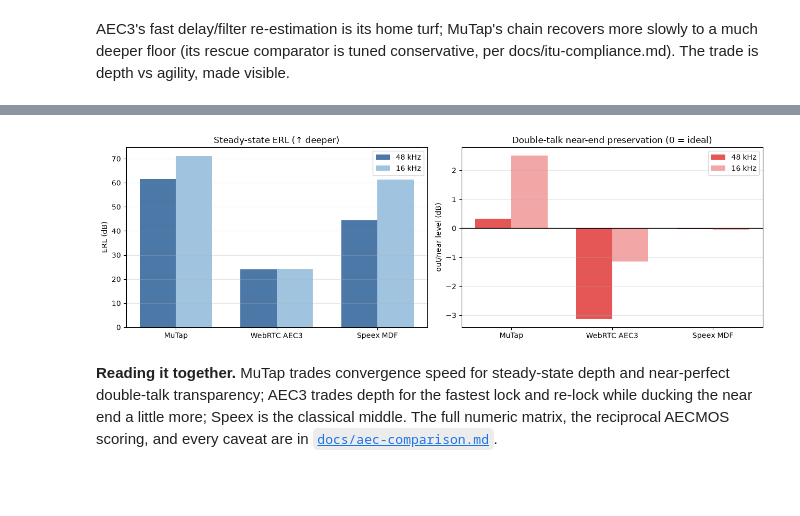
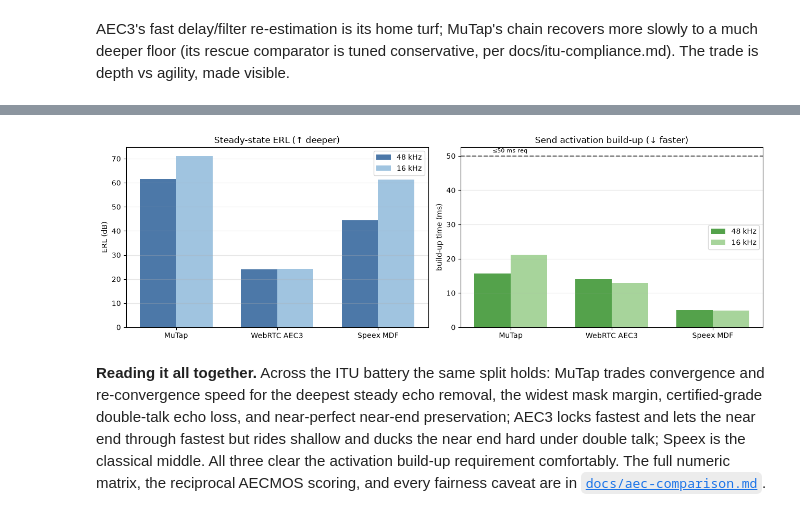
Before and after one commit to tap/MuTap, a Jupyter notebook: notebooks/itu_comparison.ipynb, the cells around one changed output, grey strips where cells are left out. Saved outputs shown, nothing was run; the diff lists cells and outputs as text; code cells hidden in the pictures; blank space fills up the shorter version.

```diff
--- a/notebooks/itu_comparison.ipynb
+++ b/notebooks/itu_comparison.ipynb
@@ -99,0 +98,16 @@ companion.
+# %%
+MASK_F = [100, 1300, 3450, 5200, 7500, 8000]; MASK_DB = [41, 41, 46, 46, 37, 37]
+def mask_at(f):
+    return np.interp(np.log(f), np.log(MASK_F), MASK_DB)
+fig, axes = plt.subplots(1, 2, figsize=(13, 4.2), sharey=True)
+for ax, fs in zip(axes, ['48000', '16000']):
+    for s in SUBJECTS:
+        sp = D[fs]['spectral'].get(s)
+        if not sp: continue
+        ax.semilogx(sp['f'], sp['atten_db'], color=COL[s], label=LBL[s], lw=1.8, marker='o', ms=3)
+    ff = np.array(D[fs]['spectral'][SUBJECTS[0]]['f'])
+    ax.semilogx(ff, [mask_at(f) for f in ff], 'k--', alpha=0.6, label='WB mask (§11.11.3)')
+    ax.set_title(f'{int(fs)//1000} kHz'); ax.set_xlabel('frequency (Hz)'); ax.grid(alpha=0.3, which='both')
+axes[0].set_ylabel('echo attenuation (dB) — above the mask = pass'); axes[0].legend(fontsize=8)
+fig.suptitle('Spectral echo attenuation vs the WB mask', y=1.02)
+plt.tight_layout(); plt.show()
@@ -99,0 +131,15 @@ companion.
+# %%
+fig, (ax1, ax2) = plt.subplots(1, 2, figsize=(13, 4.2))
+x = np.arange(len(SUBJECTS)); w = 0.36
+for i, fs in enumerate(['48000', '16000']):
+    ax1.bar(x + i*w, [D[fs]['dt_comb'].get(s, {}).get('echo_loss_db', 0) for s in SUBJECTS], w,
+            label=f'{int(fs)//1000} kHz', color=['#4c78a8', '#a0c4e0'][i])
+    ax2.bar(x + i*w, [D[fs]['dt_comb'].get(s, {}).get('send_atten_db', 0) for s in SUBJECTS], w,
+            label=f'{int(fs)//1000} kHz', color=['#e45756', '#f2a6a5'][i])
+ax1.axhline(27, ls='--', color='k', alpha=0.6); ax1.annotate('≥27 dB req', (0, 28), fontsize=8)
+ax2.axhline(3, ls='--', color='k', alpha=0.6); ax2.annotate('≤3 dB req', (0, 3.4), fontsize=8)
+for ax, ttl, yl in ((ax1, 'DT echo loss, worst band (↑ better)', 'echo loss (dB)'),
+                    (ax2, 'DT near-end ducking, worst band (↓ better)', 'send attenuation (dB)')):
+    ax.set_xticks(x + w/2); ax.set_xticklabels([LBL[s] for s in SUBJECTS])
+    ax.set_title(ttl); ax.set_ylabel(yl); ax.grid(axis='y', alpha=0.3); ax.legend()
+plt.tight_layout(); plt.show()
@@ -100,23 +167,26 @@ companion.
 # %%
 fig, (ax1, ax2) = plt.subplots(1, 2, figsize=(13, 4.2))
 x = np.arange(len(SUBJECTS)); w = 0.36
 for i, fs in enumerate(['48000', '16000']):
     ax1.bar(x + i*w, [D[fs]['steady_erl'].get(s, 0) for s in SUBJECTS], w,
             label=f'{int(fs)//1000} kHz', color=['#4c78a8', '#a0c4e0'][i])
-    ax2.bar(x + i*w, [D[fs]['doubletalk_near_keep'].get(s, 0) for s in SUBJECTS], w,
-            label=f'{int(fs)//1000} kHz', color=['#e45756', '#f2a6a5'][i])
+    ax2.bar(x + i*w, [min(D[fs]['activation'].get(s, 0), 60) for s in SUBJECTS], w,
+            label=f'{int(fs)//1000} kHz', color=['#54a24b', '#a7d49b'][i])
+ax2.axhline(50, ls='--', color='k', alpha=0.6); ax2.annotate('≤50 ms req', (0, 51), fontsize=8)
 for ax, ttl, yl in ((ax1, 'Steady-state ERL (↑ deeper)', 'ERL (dB)'),
-                    (ax2, 'Double-talk near-end preservation (0 = ideal)', 'out/near level (dB)')):
+                    (ax2, 'Send activation build-up (↓ faster)', 'build-up time (ms)')):
     ax.set_xticks(x + w/2); ax.set_xticklabels([LBL[s] for s in SUBJECTS])
     ax.set_title(ttl); ax.set_ylabel(yl); ax.grid(axis='y', alpha=0.3); ax.legend()
-ax2.axhline(0, color='k', lw=1)
 plt.tight_layout(); plt.show()
 # %% [output]
-[figure, old version]
+[figure, new version]
 # %% [markdown]
-**Reading it together.** MuTap trades convergence speed for
-steady-state depth and near-perfect double-talk transparency; AEC3 trades
-depth for the fastest lock and re-lock while ducking the near end a little
-more; Speex is the classical middle. The full numeric matrix, the
-reciprocal AECMOS scoring, and every caveat are in
+**Reading it all together.** Across the ITU battery the same split
+holds: MuTap trades convergence and re-convergence speed for the deepest
+steady echo removal, the widest mask margin, certified-grade double-talk
+echo loss, and near-perfect near-end preservation; AEC3 locks fastest and
+lets the near end through fastest but rides shallow and ducks the near end
+hard under double talk; Speex is the classical middle. All three clear the
+activation build-up requirement comfortably. The full numeric matrix, the
+reciprocal AECMOS scoring, and every fairness caveat are in
 [`docs/aec-comparison.md`](../docs/aec-comparison.md).
```
Also changed, not shown: parts of 8 cells of this notebook, 4 other files.
